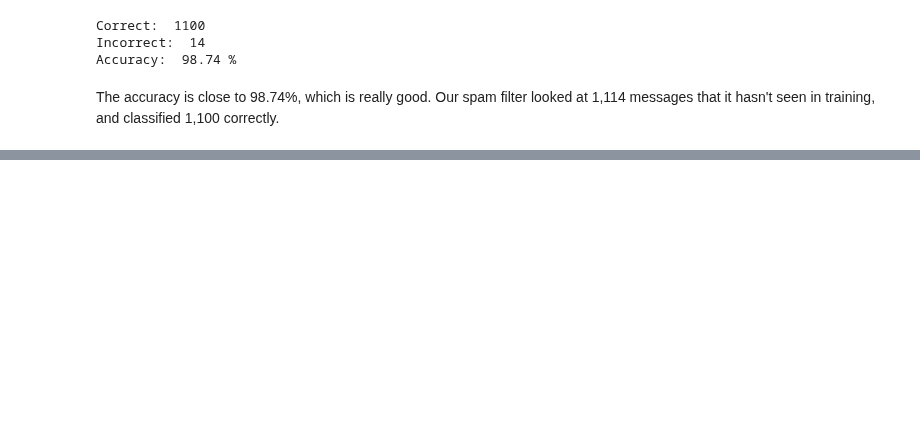
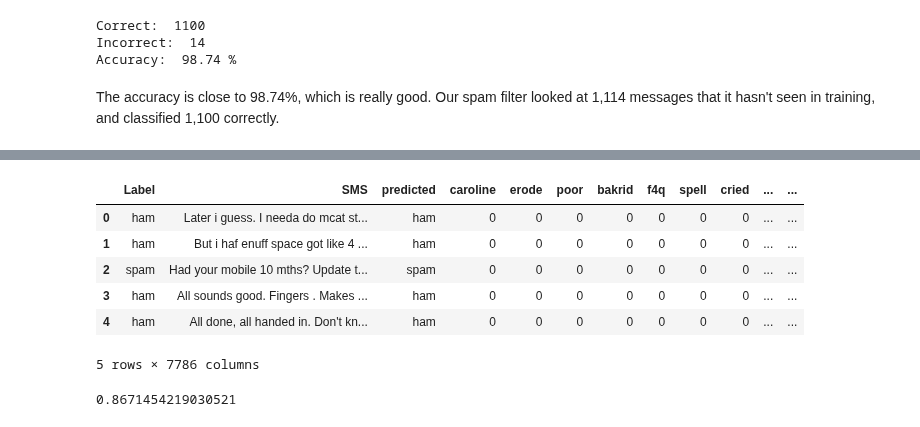
Before and after one commit to raduspaimoc/DataQuest-Projects, a Jupyter notebook: Classification Problems/Spam Filter (with Naive Bayes)/Spam filter with Naive Bayes (Multinomial).ipynb, the cells around one changed output, grey strips where cells are left out. Saved outputs shown, nothing was run; the diff lists cells and outputs as text; code cells hidden in the pictures; blank space fills up the shorter version.

```diff
--- a/Classification Problems/Spam Filter (with Naive Bayes)/Spam filter with Naive Bayes (Multinomial).ipynb
+++ b/Classification Problems/Spam Filter (with Naive Bayes)/Spam filter with Naive Bayes (Multinomial).ipynb
@@ -377,0 +425,18 @@ The accuracy is close to 98.74%, which is really good. Our spam filter looked at
+# %%
+word_counts_per_sms = {unique_word: [0] * len(test_set['SMS']) for unique_word in vocabulary}
+# %%
+for index, sms in enumerate(test_set['SMS']):
+    for word in sms:
+        if word in vocabulary:
+            word_counts_per_sms[word][index] += 1
+# %%
+test_set_arranged = pd.concat([test_set, pd.DataFrame(word_counts_per_sms)], axis=1)
+test_set_arranged.head()
+# %% [output]
+|  | Label | SMS | predicted | caroline | erode | poor | bakrid | f4q | spell | cried | ... | ... |
+| 0 | ham | Later i guess. I needa do mcat st... | ham | 0 | 0 | 0 | 0 | 0 | 0 | 0 | ... | ... |
+| 1 | ham | But i haf enuff space got like 4 ... | ham | 0 | 0 | 0 | 0 | 0 | 0 | 0 | ... | ... |
+| 2 | spam | Had your mobile 10 mths? Update t... | spam | 0 | 0 | 0 | 0 | 0 | 0 | 0 | ... | ... |
+| 3 | ham | All sounds good. Fingers . Makes ... | ham | 0 | 0 | 0 | 0 | 0 | 0 | 0 | ... | ... |
+| 4 | ham | All done, all handed in. Don't kn... | ham | 0 | 0 | 0 | 0 | 0 | 0 | 0 | ... | ... |
+5 rows × 7786 columns
@@ -377,0 +445,4 @@ The accuracy is close to 98.74%, which is really good. Our spam filter looked at
+# %%
+accuracy_score(test_set_arranged[test_set_arranged.columns.tolist()[0]], predictions)
+# %% [output]
+0.8671454219030521
```
Also changed, not shown: parts of 12 cells of this notebook.
